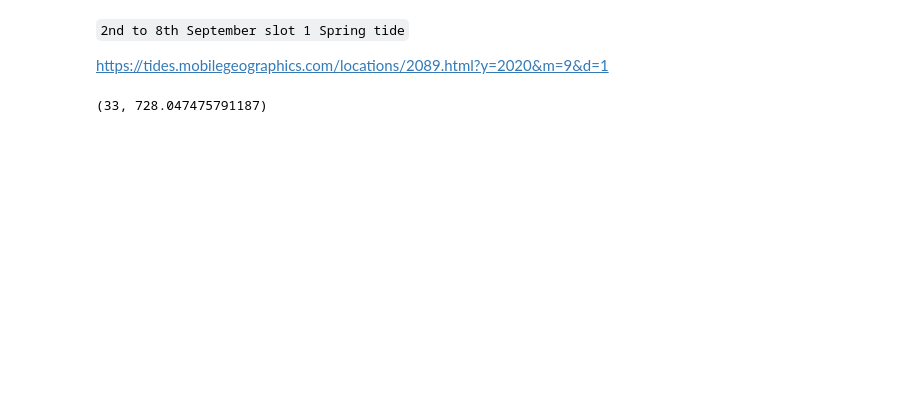
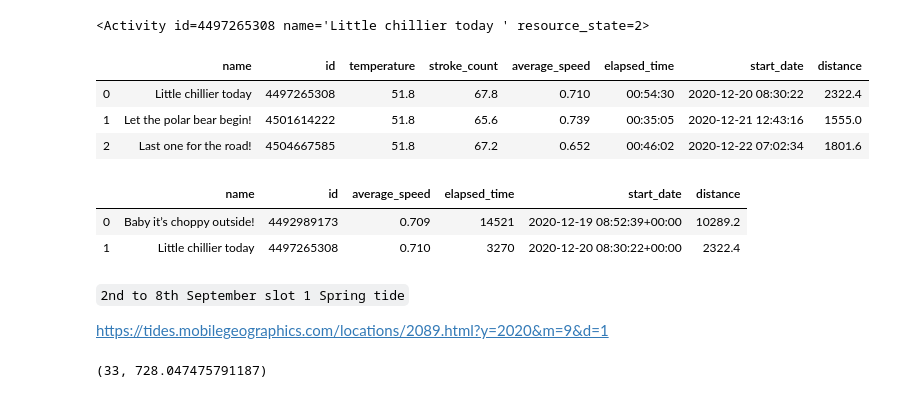
Before and after one commit to mrpozzi/mrpozzi.github.io, a Jupyter notebook: notebooks/2020Season.ipynb, the cells around one changed output. Cells and saved outputs as stored; diff of their text form; code cells hidden in the pictures; blank space fills up the shorter version.

```diff
--- a/notebooks/2020Season.ipynb
+++ b/notebooks/2020Season.ipynb
@@ -177,0 +7,8 @@ NameError: name 'request' is not defined
+# %%
+client = Client(access_token=token['access_token'])
+# %%
+activities = [activity for activity in client.get_activities(after="2020-12-20")]
+# %%
+activities[0]
+# %% [output]
+<Activity id=4497265308 name='Little chillier today ' resource_state=2>
@@ -178,3 +17,37 @@ NameError: name 'request' is not defined
+# %%
+swims = pd.DataFrame([{'name':activity.name,
+                       'id': activity.id,
+                       'temperature': unithelper.c2f(activity.average_temp),
+                       'stroke_count': 2 * activity.average_cadence if activity.average_cadence is not None else None,
+                       'average_speed':float(unithelper.meters_per_second(activity.average_speed)),
+                       'elapsed_time':activity.elapsed_time,
+                       'start_date': activity.start_date_local,
+                       'distance':float(activity.distance)} for activity in activities
+                                   if activity.type=='Swim' ])
+# %%
+swims
+# %% [output]
+|  | name | id | temperature | stroke_count | average_speed | elapsed_time | start_date | distance |
+| 0 | Little chillier today | 4497265308 | 51.8 | 67.8 | 0.710 | 00:54:30 | 2020-12-20 08:30:22 | 2322.4 |
+| 1 | Let the polar bear begin! | 4501614222 | 51.8 | 65.6 | 0.739 | 00:35:05 | 2020-12-21 12:43:16 | 1555.0 |
+| 2 | Last one for the road! | 4504667585 | 51.8 | 67.2 | 0.652 | 00:46:02 | 2020-12-22 07:02:34 | 1801.6 |
+# %%
+import pandas as pd
+
+swims = pd.DataFrame([{'name':activity.name,
+                       'id': activity.id,
+                       #'stroke_count': 2 * activity.average_cadence if activity.average_cadence is not None else None,
+                       'average_speed':float(unithelper.meters_per_second(activity.average_speed)),
+                       'elapsed_time':activity.elapsed_time,
+                       'start_date': activity.start_date_local,
+                       'distance':float(activity.distance)} for activity in activities
+                      if activity.type=='Swim' and pd.to_datetime(activity.start_date_local) <= pd.to_datetime("2020-12-21",  utc=True)
+                     ])
+swims
+# %% [output]
+|  | name | id | average_speed | elapsed_time | start_date | distance |
+| 0 | Baby it’s choppy outside! | 4492989173 | 0.709 | 14521 | 2020-12-19 08:52:39+00:00 | 10289.2 |
+| 1 | Little chillier today | 4497265308 | 0.710 | 3270 | 2020-12-20 08:30:22+00:00 | 2322.4 |
 # %%
 %matplotlib inline
 %load_ext autoreload
```
Also changed, not shown: parts of 31 cells of this notebook, 3 other files.
